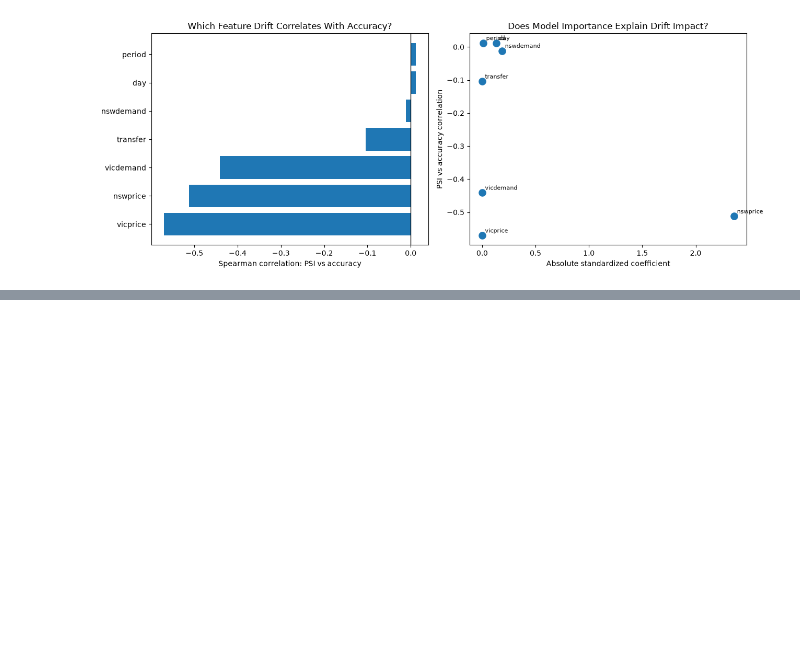
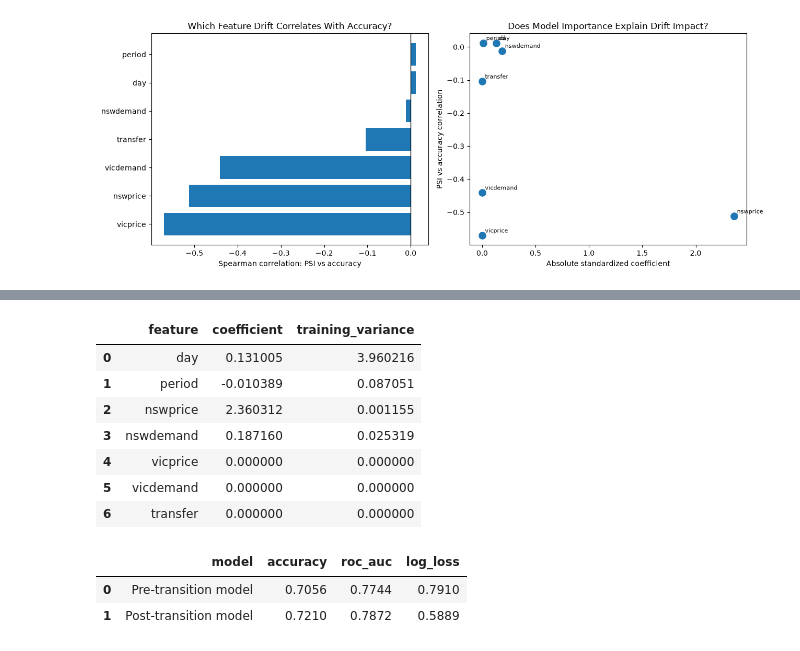
Before and after one commit to kmandhaniya/ml-concept-drift-monitoring, a Jupyter notebook: notebooks/06_feature_drift_vs_model_impact.ipynb, the cells around one changed output, grey strips where cells are left out. Saved outputs shown, nothing was run; the diff lists cells and outputs as text; code cells hidden in the pictures; blank space fills up the shorter version.

Commit message:
Update feature drift analysis and temporal validation results

```diff
--- a/notebooks/06_feature_drift_vs_model_impact.ipynb
+++ b/notebooks/06_feature_drift_vs_model_impact.ipynb
@@ -199,0 +244,71 @@ plt.show()
+# %%
+
+coef_df = pd.DataFrame({
+    "feature": FEATURES,
+    "coefficient": model.named_steps[
+        "logisticregression"
+    ].coef_[0],
+    "training_variance": train[FEATURES].var().values
+})
+
+display(coef_df.round(8))
+# %% [output]
+|  | feature | coefficient | training_variance |
+| 0 | day | 0.131005 | 3.960216 |
+| 1 | period | -0.010389 | 0.087051 |
+| 2 | nswprice | 2.360312 | 0.001155 |
+| 3 | nswdemand | 0.187160 | 0.025319 |
+| 4 | vicprice | 0.000000 | 0.000000 |
+| 5 | vicdemand | 0.000000 | 0.000000 |
+| 6 | transfer | 0.000000 | 0.000000 |
+# %%
+
+from sklearn.metrics import (
+    accuracy_score, roc_auc_score, log_loss
+)
+
+# Model A: Early training period
+early_train = df.iloc[:5000]
+
+# Model B: Later training period
+later_train = df.iloc[18000:25000]
+
+# Shared future evaluation period
+test = df.iloc[25000:]
+
+def train_model(data):
+    pipeline = make_pipeline(
+        StandardScaler(),
+        LogisticRegression(
+            max_iter=1000,
+            random_state=42
+        )
+    )
+    pipeline.fit(data[FEATURES], data["target"])
+    return pipeline
+
+early_model = train_model(early_train)
+later_model = train_model(later_train)
+
+results = []
+
+for name, clf in [
+    ("Pre-transition model", early_model),
+    ("Post-transition model", later_model)
+]:
+    prob = clf.predict_proba(test[FEATURES])[:, 1]
+    pred = clf.predict(test[FEATURES])
+
+    results.append({
+        "model": name,
+        "accuracy": accuracy_score(test["target"], pred),
+        "roc_auc": roc_auc_score(test["target"], prob),
+        "log_loss": log_loss(test["target"], prob)
+    })
+
+comparison = pd.DataFrame(results)
+display(comparison.round(4))
+# %% [output]
+|  | model | accuracy | roc_auc | log_loss |
+| 0 | Pre-transition model | 0.7056 | 0.7744 | 0.7910 |
+| 1 | Post-transition model | 0.7210 | 0.7872 | 0.5889 |
```
Also changed, not shown: parts of 3 cells of this notebook, 1 other file.
